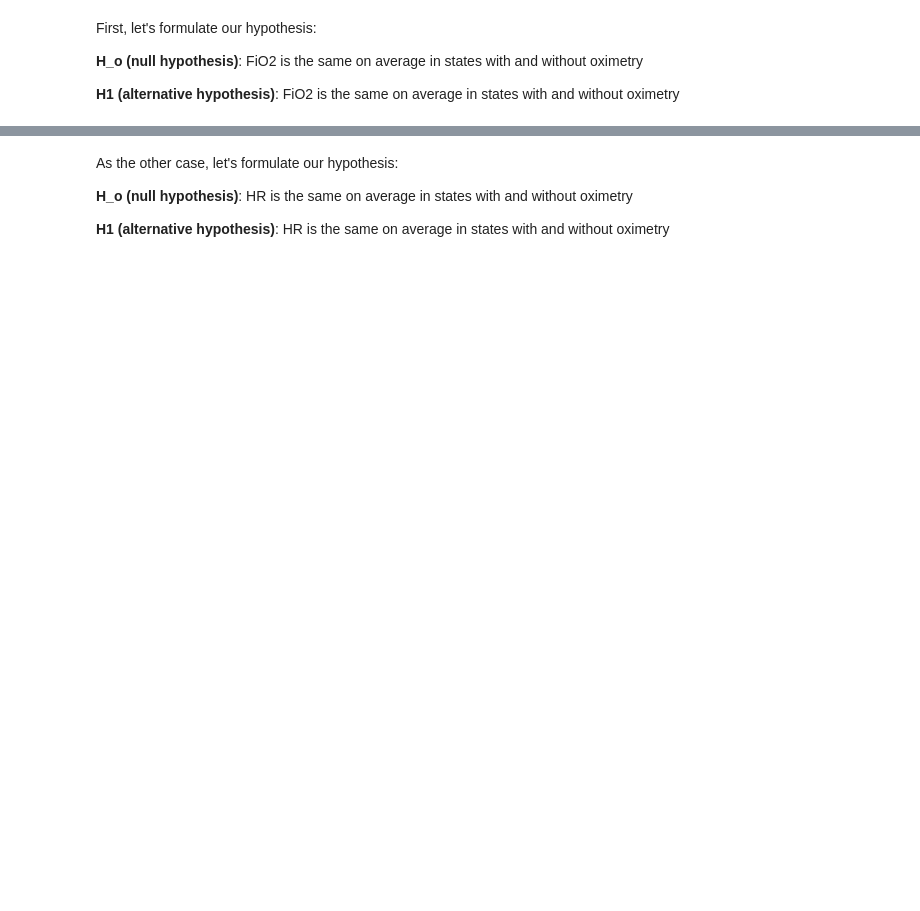
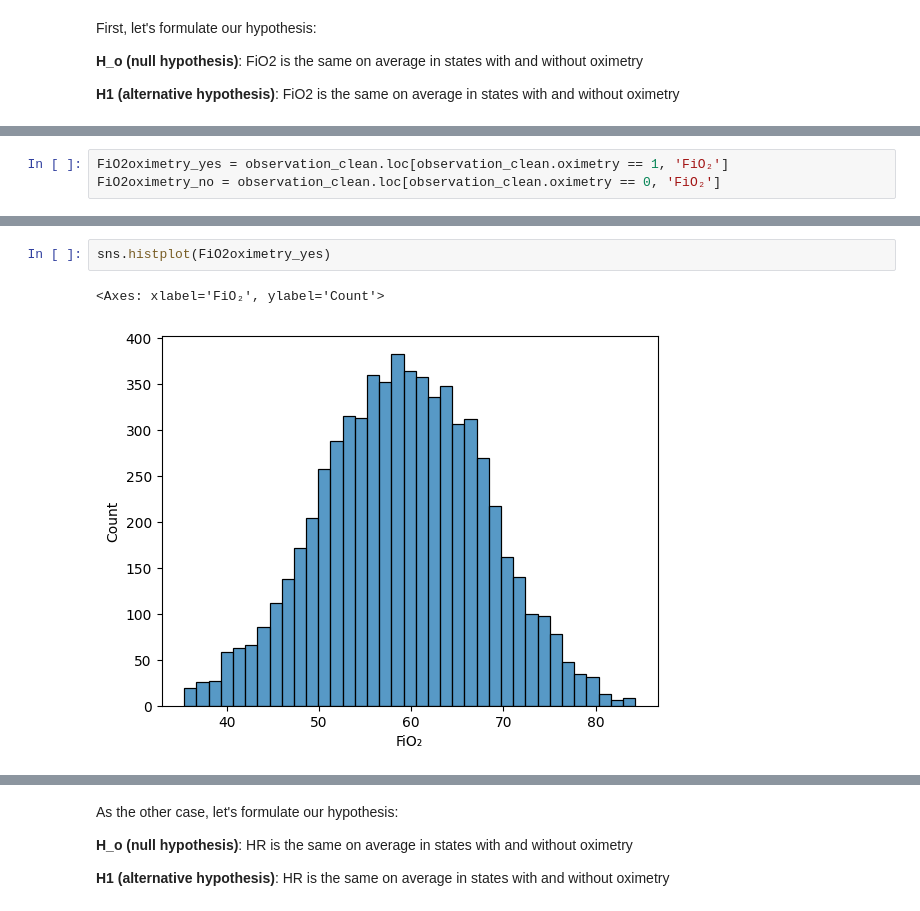
Before and after one commit to Michal2684/IUA-project, a Jupyter notebook: project.ipynb, the cells around one changed output, grey strips where cells are left out. Drawn from its saved outputs; the diff is of its cells as text; blank space fills up the shorter version.

```diff
--- a/project.ipynb
+++ b/project.ipynb
@@ -706,0 +769,3 @@ First, let's formulate our hypothesis:
+# %%
+FiO2oximetry_yes = observation_clean.loc[observation_clean.oximetry == 1, 'FiO₂']
+FiO2oximetry_no = observation_clean.loc[observation_clean.oximetry == 0, 'FiO₂']
@@ -706,0 +781,5 @@ First, let's formulate our hypothesis:
+# %%
+sns.histplot(FiO2oximetry_yes)
+# %% [output]
+<Axes: xlabel='FiO₂', ylabel='Count'>
+[figure, added]
```
Also changed, not shown: parts of 59 cells of this notebook.
